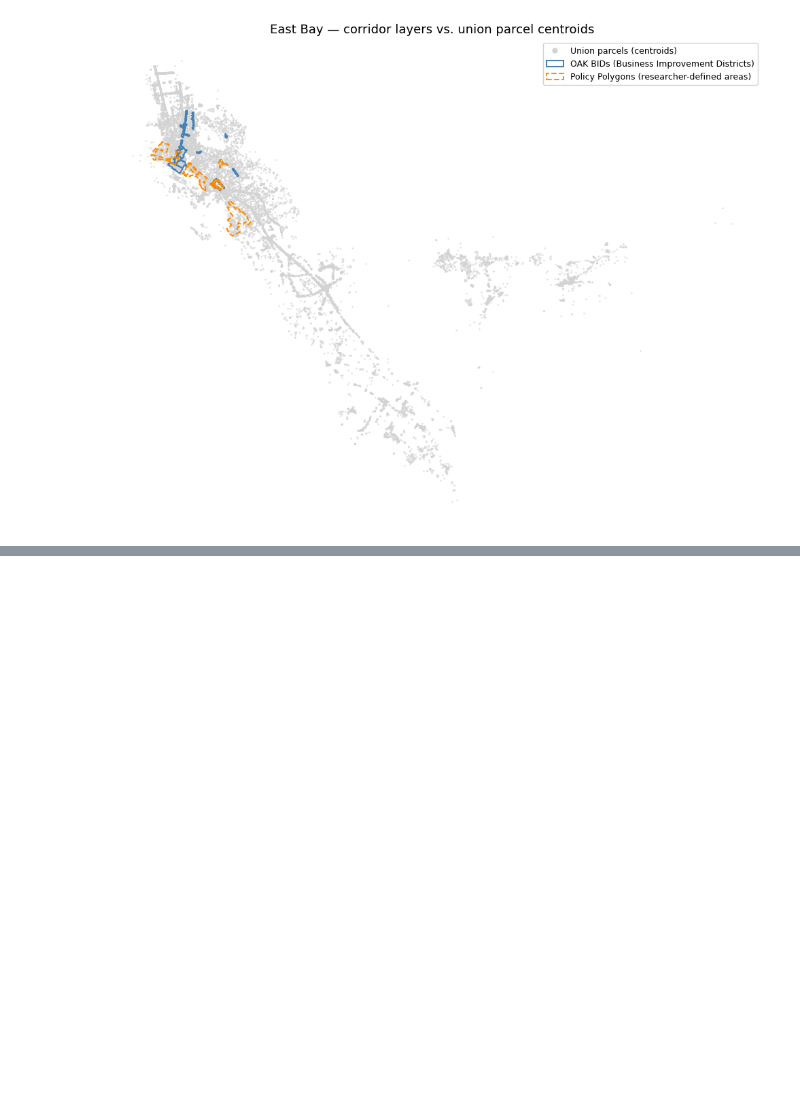
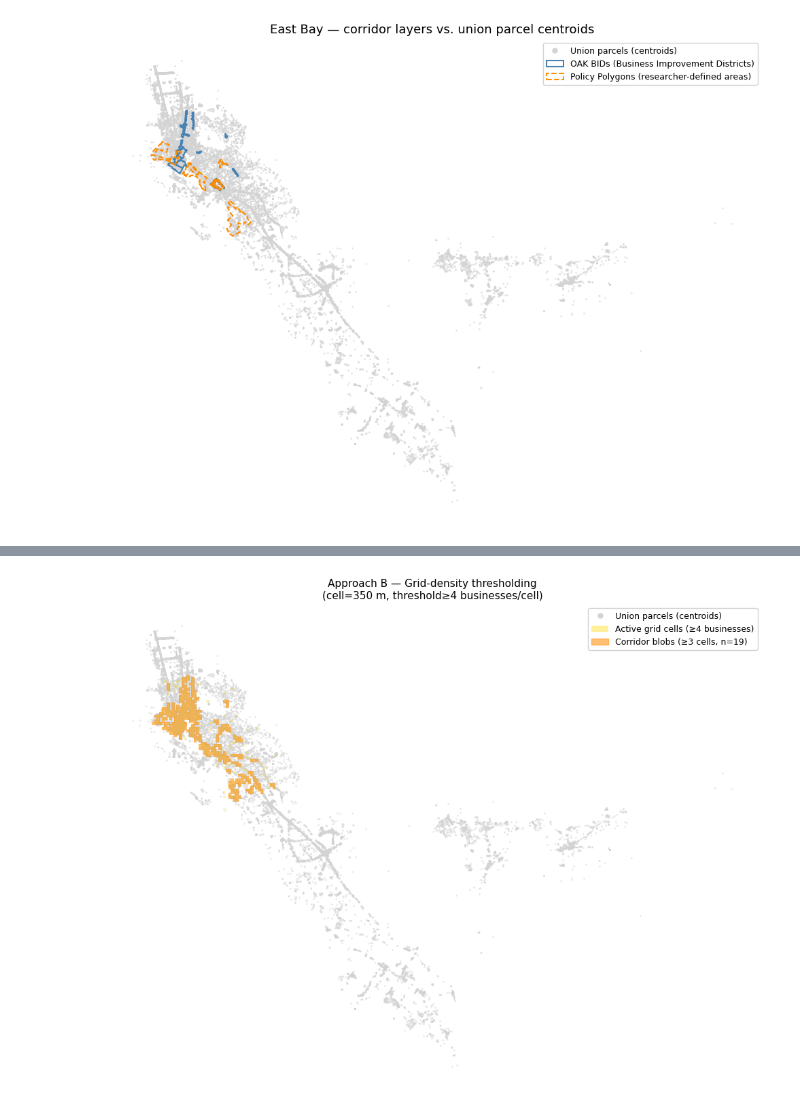
Before and after one commit to schoolofcities/eddit-east-bay, a Jupyter notebook: analysis/prelim/identify_prelim_corridors_parcels.ipynb, the cells around one changed output, grey strips where cells are left out. Saved outputs shown, nothing was run; the diff lists cells and outputs as text; code cells hidden in the pictures; blank space fills up the shorter version.

```diff
--- a/analysis/prelim/identify_prelim_corridors_parcels.ipynb
+++ b/analysis/prelim/identify_prelim_corridors_parcels.ipynb
@@ -420,0 +748,31 @@ plt.show()
+# %%
+
+# ── Map: grid-density candidate corridors ────────────────────────────────────
+fig, ax = plt.subplots(figsize=(10, 10))
+
+union_centroids.plot(ax=ax, color="lightgrey", markersize=1, alpha=0.4)
+
+# Show all active cells lightly for context
+active.plot(ax=ax, facecolor="gold", alpha=0.25, edgecolor="none")
+
+# Corridor blobs (multi-cell) with stronger fill
+grid_corridors.plot(ax=ax, facecolor="darkorange", alpha=0.45,
+                    edgecolor="darkorange", linewidth=0.8)
+
+legend_handles = [
+    mlines.Line2D([], [], color="lightgrey", marker="o", linestyle="None",
+                  markersize=5, label="Union parcels (centroids)"),
+    mpatches.Patch(facecolor="gold", alpha=0.4, edgecolor="none",
+                   label=f"Active grid cells (≥{GRID_BIZ_THRESHOLD} businesses)"),
+    mpatches.Patch(facecolor="darkorange", alpha=0.55, edgecolor="darkorange",
+                   label=f"Corridor blobs (≥{GRID_MIN_CELLS} cells, n={len(grid_corridors)})"),
+]
+
+ax.set_title(f"Approach B — Grid-density thresholding\n"
+             f"(cell={GRID_CELL_SIZE_M} m, threshold≥{GRID_BIZ_THRESHOLD} businesses/cell)", fontsize=11)
+ax.legend(handles=legend_handles, loc="upper right", fontsize=9, framealpha=0.9)
+ax.set_axis_off()
+plt.tight_layout()
+plt.show()
+# %% [output]
+[figure, added]
```
Also changed, not shown: parts of 20 cells of this notebook.
